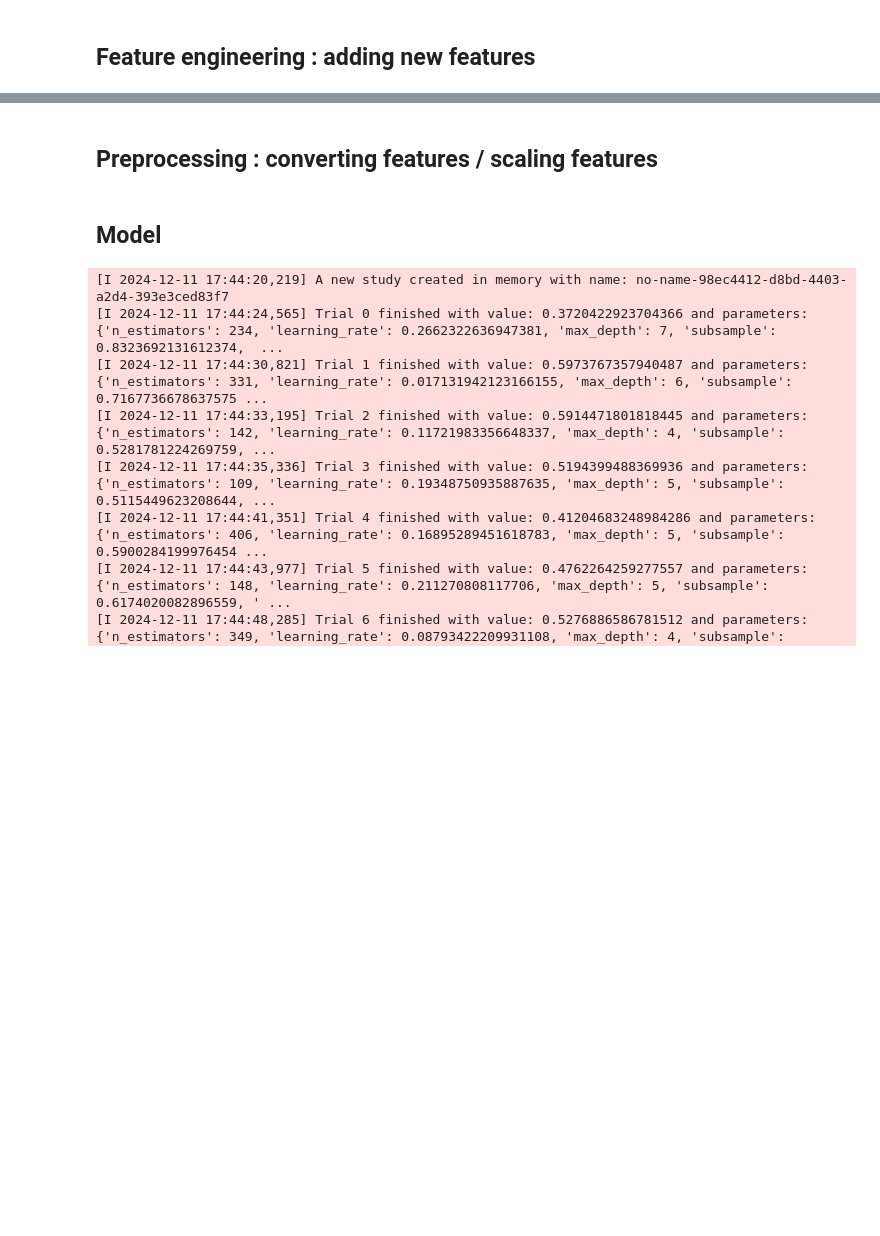
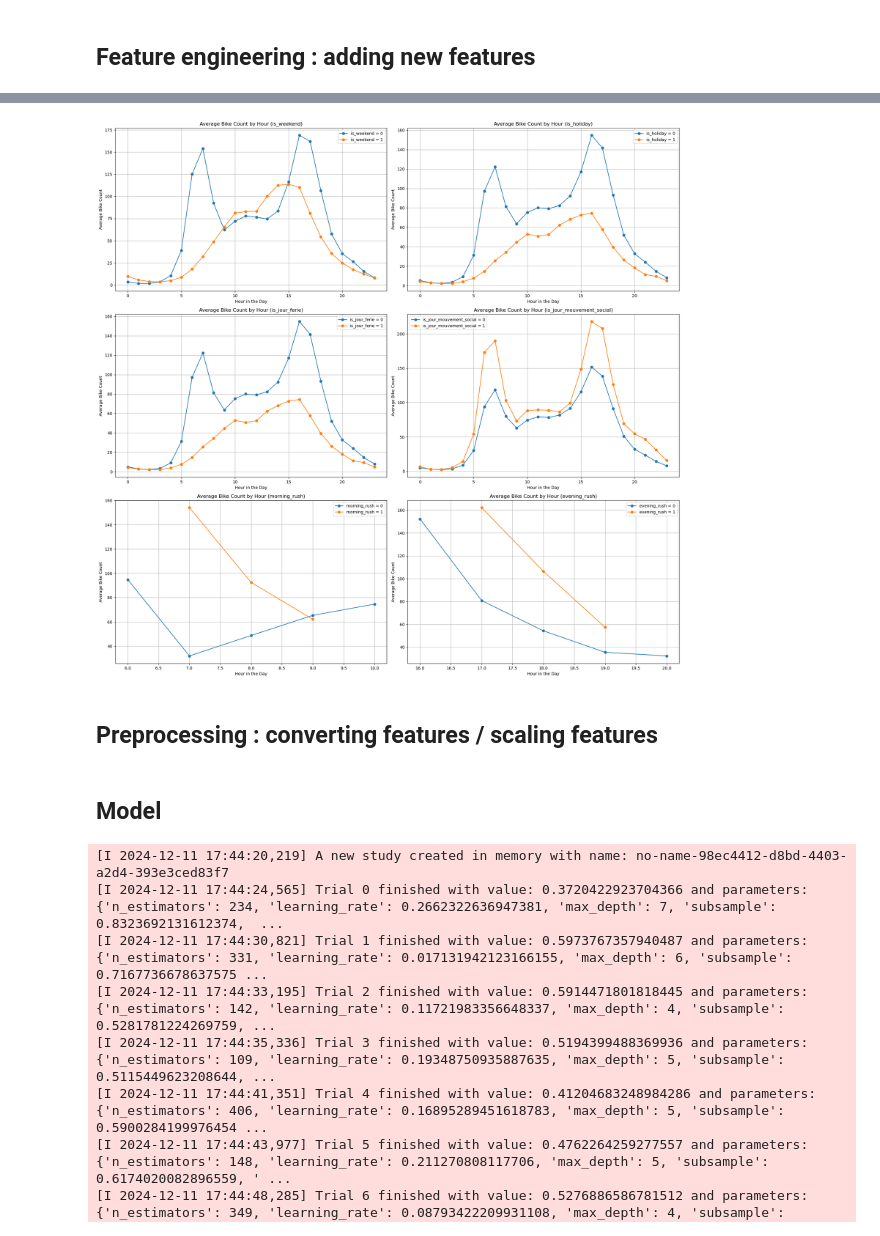
Before and after one commit to louis-leibo/bike_counters, a Jupyter notebook: Dev_by_sam_&_louis/Model XGBoost avec Optuna avec toutes features.ipynb, the cells around one changed output, grey strips where cells are left out. Drawn from its saved outputs; the diff is of its cells as text; code cells hidden in the pictures; blank space fills up the shorter version.

Commit message:
modif graph

```diff
--- a/Dev_by_sam_&_louis/Model XGBoost avec Optuna avec toutes features.ipynb
+++ b/Dev_by_sam_&_louis/Model XGBoost avec Optuna avec toutes features.ipynb
@@ -25,7 +27,8 @@ df_test = pd.read_parquet("/Users/louisleibovici/Documents/VS_Code/Bike_counters
 # %%
 # Add external data : weather data
 weather = pd.read_csv(
-    "/Users/louisleibovici/Documents/VS_Code/Bike_counters DSB Project/bike_counters/external_data/weather_data.csv.gz",
+    #"/Users/louisleibovici/Documents/VS_Code/Bike_counters DSB Project/bike_counters/external_data/weather_data.csv.gz",
+    "/Users/srazjman/Python/bike_counters/external_data/weather_data.csv.gz",
     parse_dates=["AAAAMMJJHH"],
     date_format="%Y%m%d%H",
     compression="gzip",
@@ -65,7 +68,8 @@ df_test = df_test.merge(weather_reduced, left_on="date", right_on="date", how="l
 # Add jour ferie data
 jour_feries = (
     pd.read_csv(
-        "/Users/louisleibovici/Documents/VS_Code/Bike_counters DSB Project/bike_counters/external_data/jours_feries_metropole.csv",
+        #"/Users/louisleibovici/Documents/VS_Code/Bike_counters DSB Project/bike_counters/external_data/jours_feries_metropole.csv",
+        "/Users/srazjman/Python/bike_counters/external_data/jours_feries_metropole.csv",
         date_format="%Y%m%d%H"  # Ensure date format is handled correctly
     )
     .drop(columns=["annee", "zone"])  # Drop unnecessary columns
@@ -83,7 +87,8 @@ jour_feries = jour_feries[
 # Add mouvements sociaux data :
 mouvements_sociaux = (
     pd.read_csv(
-        "/Users/louisleibovici/Documents/VS_Code/Bike_counters DSB Project/bike_counters/external_data/mouvements-sociaux-depuis-2002.csv",
+        #"/Users/louisleibovici/Documents/VS_Code/Bike_counters DSB Project/bike_counters/external_data/mouvements-sociaux-depuis-2002.csv",
+        "/Users/srazjman/Python/bike_counters/external_data/mouvements-sociaux-depuis-2002.csv",
         date_format="%Y%m%d%H",
         sep=";"
     )
@@ -121,9 +126,15 @@ def _encode_dates(X):
     X["is_holiday"] = X["date"].apply(lambda d: 1 if d in fr_holidays else 0)
 
     # Add a feature to indicate if it is a jour férié in France
+    print(type(jour_feries["date"].iloc[0]))
+    jour_feries["date"] = pd.to_datetime(jour_feries["date"]).dt.date
+    print(type(jour_feries["date"].iloc[0]))
     X["is_jour_ferie"] = X["date"].dt.date.isin(jour_feries["date"]).astype(int)
 
     # Add a feature to indicate if it is a jour of "mouvement social" in France
+    print(type(mouvements_sociaux["Date"].iloc[0]))
+    mouvements_sociaux["Date"] = pd.to_datetime(mouvements_sociaux["Date"]).dt.date
+    print(type(mouvements_sociaux["Date"].iloc[0]))
     X["is_jour_mouvement_social"] = X["date"].dt.date.isin(mouvements_sociaux["Date"]).astype(int)
 
     # Add morning rush and evening rush features
@@ -153,3 +204,46 @@ df_test = _encode_dates(df_test)
+# %%
+import matplotlib.pyplot as plt
+
+# Liste des variables binaires à analyser
+binary_variables = [
+    "is_weekend",
+    "is_holiday",
+    "is_jour_ferie",
+    "is_jour_mouvement_social",
+    "morning_rush",
+    "evening_rush"
+]
+
+# Créer les graphiques
+plt.figure(figsize=(20, 25))  # Taille de la figure globale
+for i, var in enumerate(binary_variables, 1):
+    plt.subplot(4, 2, i)  # Configuration de la grille des sous-graphiques
+
+    for value in df_train[var].unique():
+        # Appliquer le filtre spécifique pour morning_rush et evening_rush
+        if var == "morning_rush":
+            filtered_data = df_train[(df_train["hour"] >= 6) & (df_train["hour"] <= 10)]
+        elif var == "evening_rush":
+            filtered_data = df_train[(df_train["hour"] >= 16) & (df_train["hour"] <= 20)]
+        else:
+            filtered_data = df_train
+
+        # Calculer la moyenne par heure pour chaque catégorie de la variable binaire
+        mean_by_hour = filtered_data[filtered_data[var] == value].groupby('hour')['bike_count'].mean()
+        label = f"{var} = {value}"  # Légende
+        plt.plot(mean_by_hour.index, mean_by_hour.values, label=label, marker='o')
+
+    # Ajuster les détails du graphique
+    plt.title(f'Average Bike Count by Hour ({var})')
+    plt.xlabel('Hour in the Day')
+    plt.ylabel('Average Bike Count')
+    plt.legend()  # Afficher la légende
+    plt.grid(True)
+
+plt.tight_layout()  # Ajuster les espacements entre les graphiques
+plt.show()
+# %% [output]
+[figure, added]
 # %%
 import geopandas as gpd
 from shapely.geometry import Point
```
Also changed, not shown: parts of 5 cells of this notebook.
